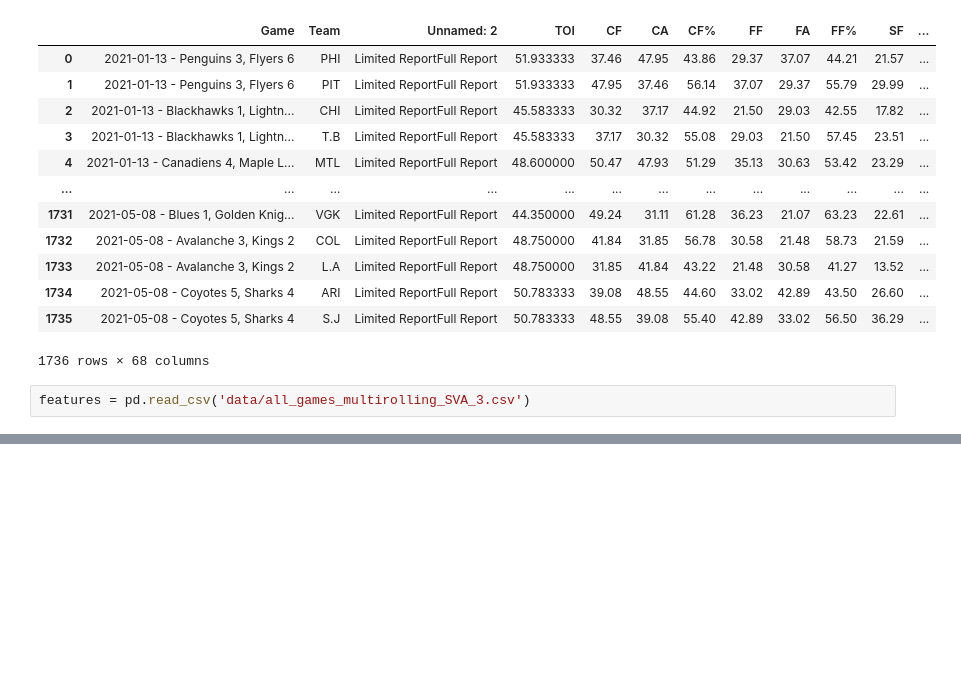
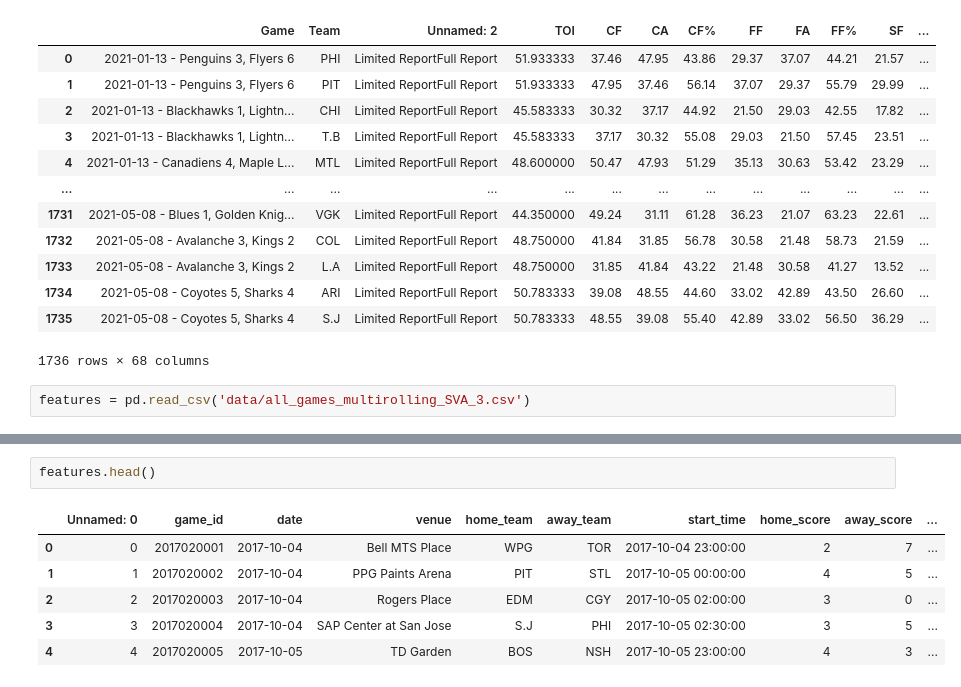
Before and after one commit to gschwaeb/NHL_Game_Prediction, a Jupyter notebook: WIP Predict Tonight's Game.ipynb, the cells around one changed output, grey strips where cells are left out. Drawn from its saved outputs; the diff is of its cells as text; blank space fills up the shorter version.

```diff
--- a/WIP Predict Tonight's Game.ipynb
+++ b/WIP Predict Tonight's Game.ipynb
@@ -331,3 +331,12 @@ features.tail()
 | 4444 | 822 | 2020020842 | 2021-05-06 | PPG Paints Arena | PIT | BUF | 2021-05-06 23:00:00 | 8 | 4 | ... |
 | 4445 | 823 | 2020020847 | 2021-05-06 | Scotiabank Arena | TOR | MTL | 2021-05-06 23:00:00 | 5 | 2 | ... |
 | 4446 | 824 | 2020020593 | 2021-05-06 | Rogers Place | EDM | VAN | 2021-05-07 01:00:00 | 3 | 6 | ... |
+# %%
+features.head()
+# %% [output]
+|  | Unnamed: 0 | game_id | date | venue | home_team | away_team | start_time | home_score | away_score | ... |
+| 0 | 0 | 2017020001 | 2017-10-04 | Bell MTS Place | WPG | TOR | 2017-10-04 23:00:00 | 2 | 7 | ... |
+| 1 | 1 | 2017020002 | 2017-10-04 | PPG Paints Arena | PIT | STL | 2017-10-05 00:00:00 | 4 | 5 | ... |
+| 2 | 2 | 2017020003 | 2017-10-04 | Rogers Place | EDM | CGY | 2017-10-05 02:00:00 | 3 | 0 | ... |
+| 3 | 3 | 2017020004 | 2017-10-04 | SAP Center at San Jose | S.J | PHI | 2017-10-05 02:30:00 | 3 | 5 | ... |
+| 4 | 4 | 2017020005 | 2017-10-05 | TD Garden | BOS | NSH | 2017-10-05 23:00:00 | 4 | 3 | ... |
```
